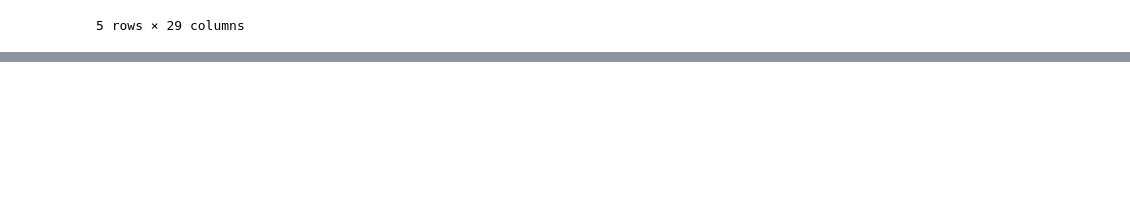
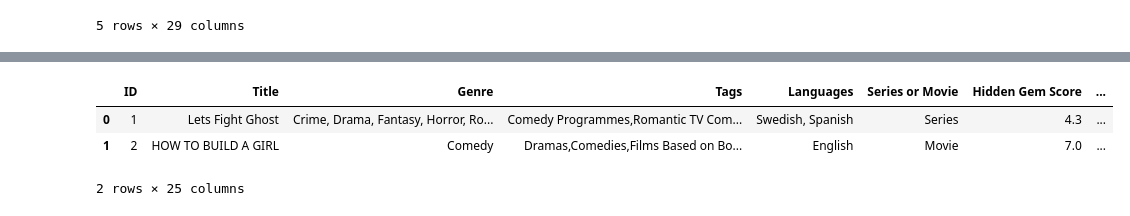
Before and after one commit to KunalSharma2001/Exploratory-data-analysis-EDA-, a Jupyter notebook: Netflix EDA/Netflix Data Analysis (EDA).ipynb, the cells around one changed output, grey strips where cells are left out. Saved outputs shown, nothing was run; the diff lists cells and outputs as text; code cells hidden in the pictures; blank space fills up the shorter version.

```diff
--- a/Netflix EDA/Netflix Data Analysis (EDA).ipynb
+++ b/Netflix EDA/Netflix Data Analysis (EDA).ipynb
@@ -20,0 +184,7 @@ TypeError: 'numpy.int32' object is not callable
+# %%
+file.head(2)
+# %% [output]
+|  | ID | Title | Genre | Tags | Languages | Series or Movie | Hidden Gem Score | ... |
+| 0 | 1 | Lets Fight Ghost | Crime, Drama, Fantasy, Horror, Ro... | Comedy Programmes,Romantic TV Com... | Swedish, Spanish | Series | 4.3 | ... |
+| 1 | 2 | HOW TO BUILD A GIRL | Comedy | Dramas,Comedies,Films Based on Bo... | English | Movie | 7.0 | ... |
+2 rows × 25 columns
```
Also changed, not shown: parts of 15 cells of this notebook.
